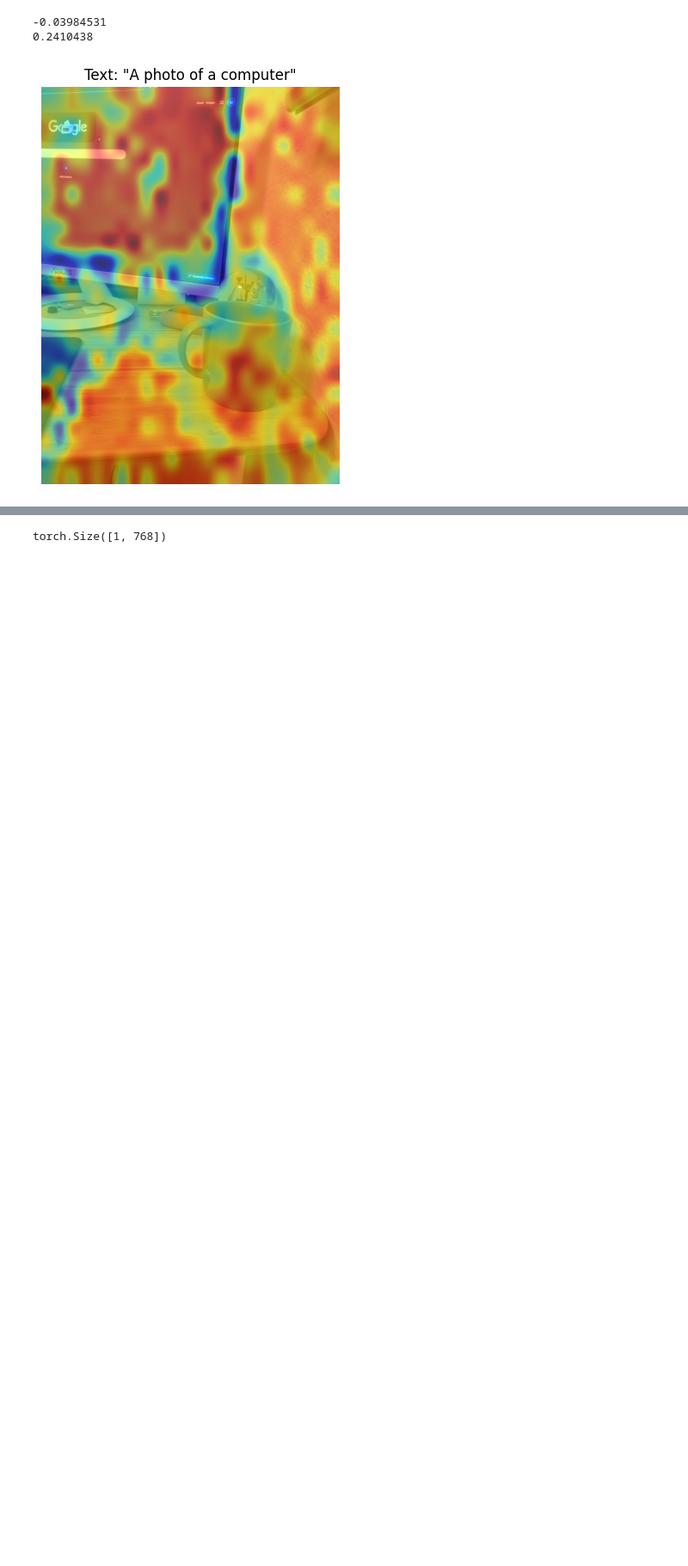
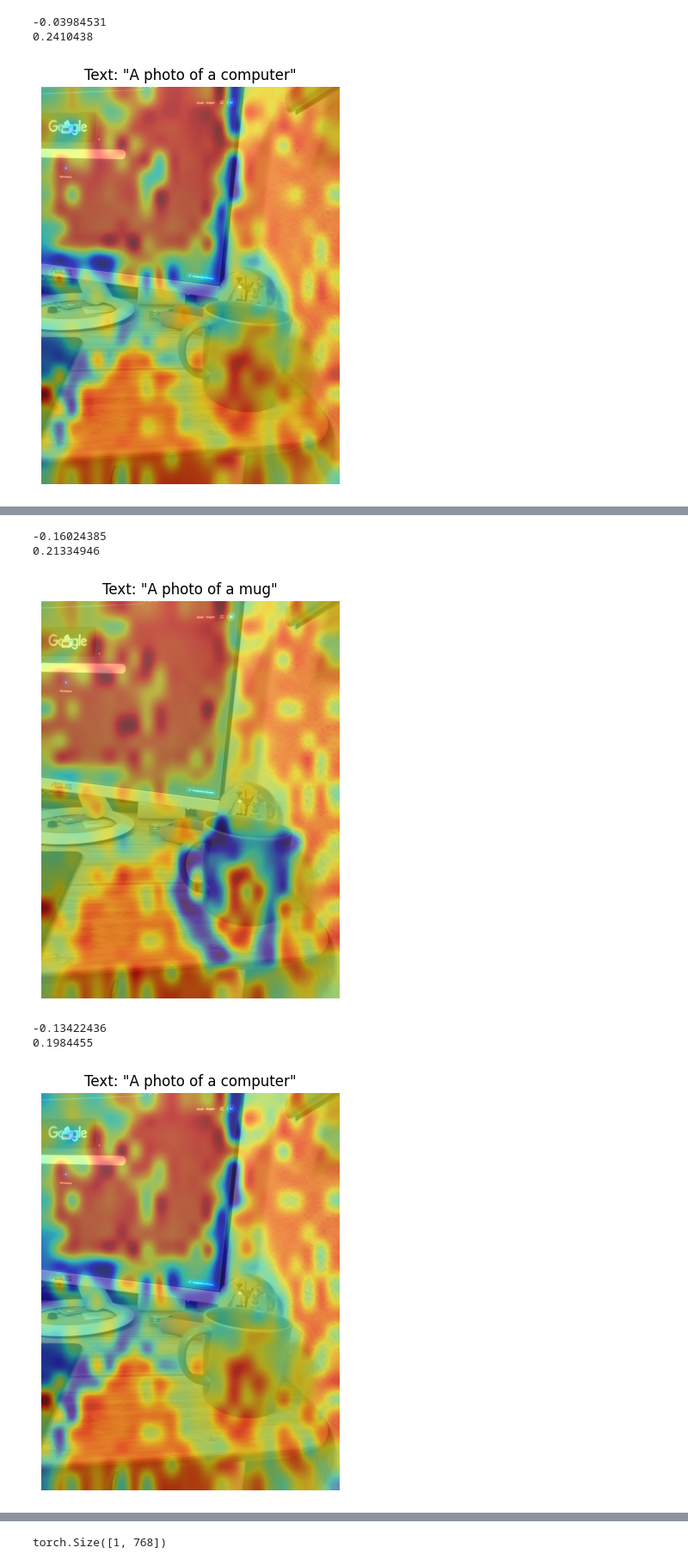
Before and after one commit to Ayaka-mogumogu/LLaVA, a Jupyter notebook: analysis/clip_similarity.ipynb, the cells around one changed output, grey strips where cells are left out. Shown at 86% size. Cells and saved outputs as stored; diff of their text form; code cells hidden in the pictures; blank space fills up the shorter version.

Commit message:
use other hidden layer to calculate clip similarity

```diff
--- a/analysis/clip_similarity.ipynb
+++ b/analysis/clip_similarity.ipynb
@@ -106,0 +173,46 @@ for i, text_label in enumerate(text):
+# %%
+import matplotlib.pyplot as plt
+import numpy as np
+from torchvision.transforms import Resize, Compose, ToTensor
+
+# get image size and the number of the patchs
+num_patches = projected_patches.shape[1]
+image_size = inputs["pixel_values"].shape[-1]  # 336
+patch_size = model.config.vision_config.patch_size  # 14
+grid_size = image_size // patch_size  # 336 / 14 = 24 → 24×24 grid
+
+# convert original image to tensor
+image_tensor = ToTensor()(image)
+
+# similarity shape: (num_texts, num_patches)
+similarity_np = similarity.cpu().numpy()
+
+# create heatmap for each text
+for i, text_label in enumerate(text):
+    sim = similarity_np[i]  # shape: (num_patches,)
+    sim_map = sim.reshape(grid_size, grid_size)  # convert to 24×24
+    print(sim_map.min())
+    print(sim_map.max())
+
+    # Normalize 0-1
+    sim_map = (sim_map - sim_map.min()) / (sim_map.max() - sim_map.min())
+    # sim_map = (sim_map + 1) / 2
+
+    # numpy → PIL.Image → resize → numpy
+    sim_map_img = Image.fromarray((sim_map * 255).astype(np.uint8)).resize(image.size, resample=Image.BICUBIC)
+    sim_map_resized = np.array(sim_map_img) / 255.0
+
+    # overlay as a heat map
+    plt.figure(figsize=(6, 6))
+    plt.imshow(image)
+    plt.imshow(sim_map_resized, cmap='jet', alpha=0.5)
+    plt.title(f"Text: \"{text_label}\"")
+    plt.axis('off')
+    plt.show()
+# %% [output]
+-0.16024385
+0.21334946
+[figure, added]
+-0.13422436
+0.1984455
+[figure, added]
```
Also changed, not shown: parts of 4 cells of this notebook.
